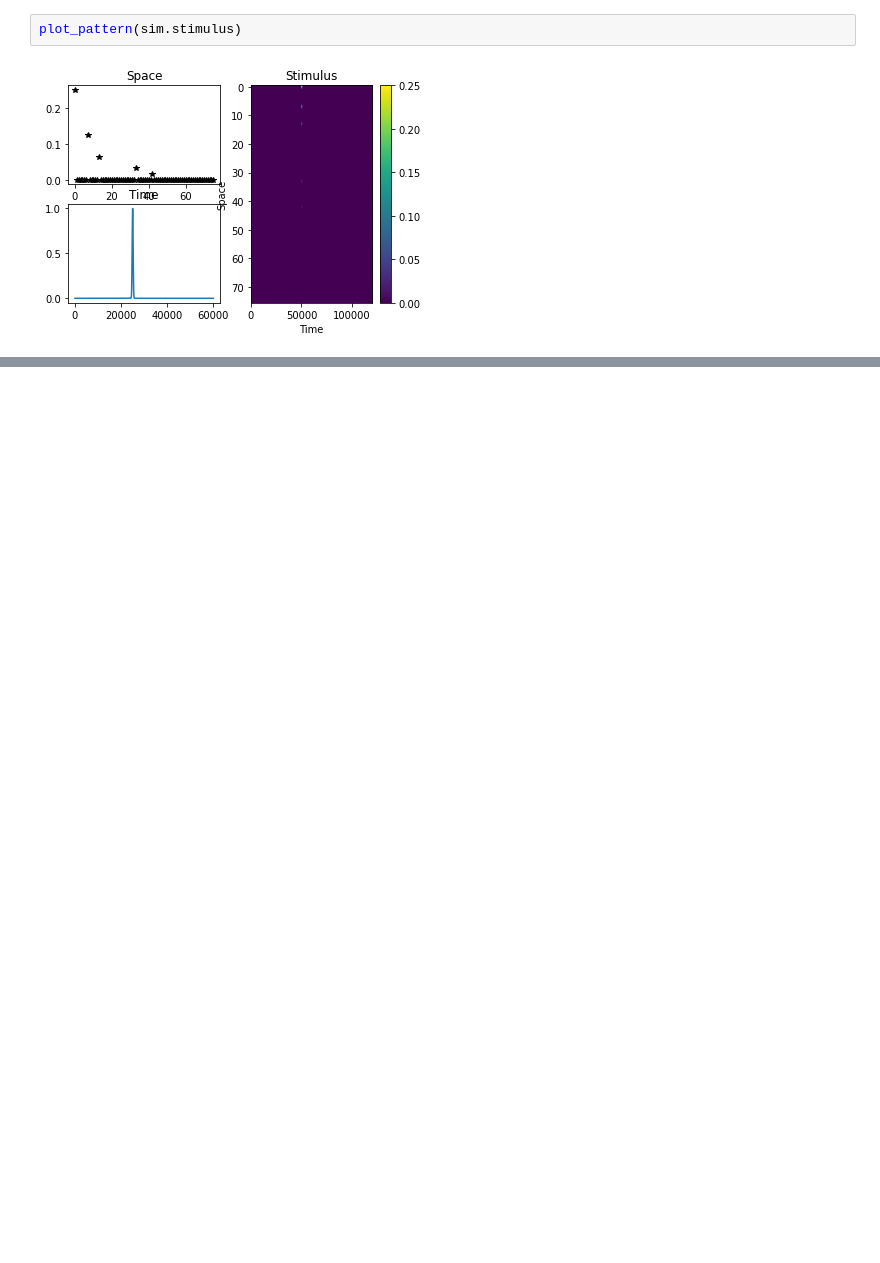
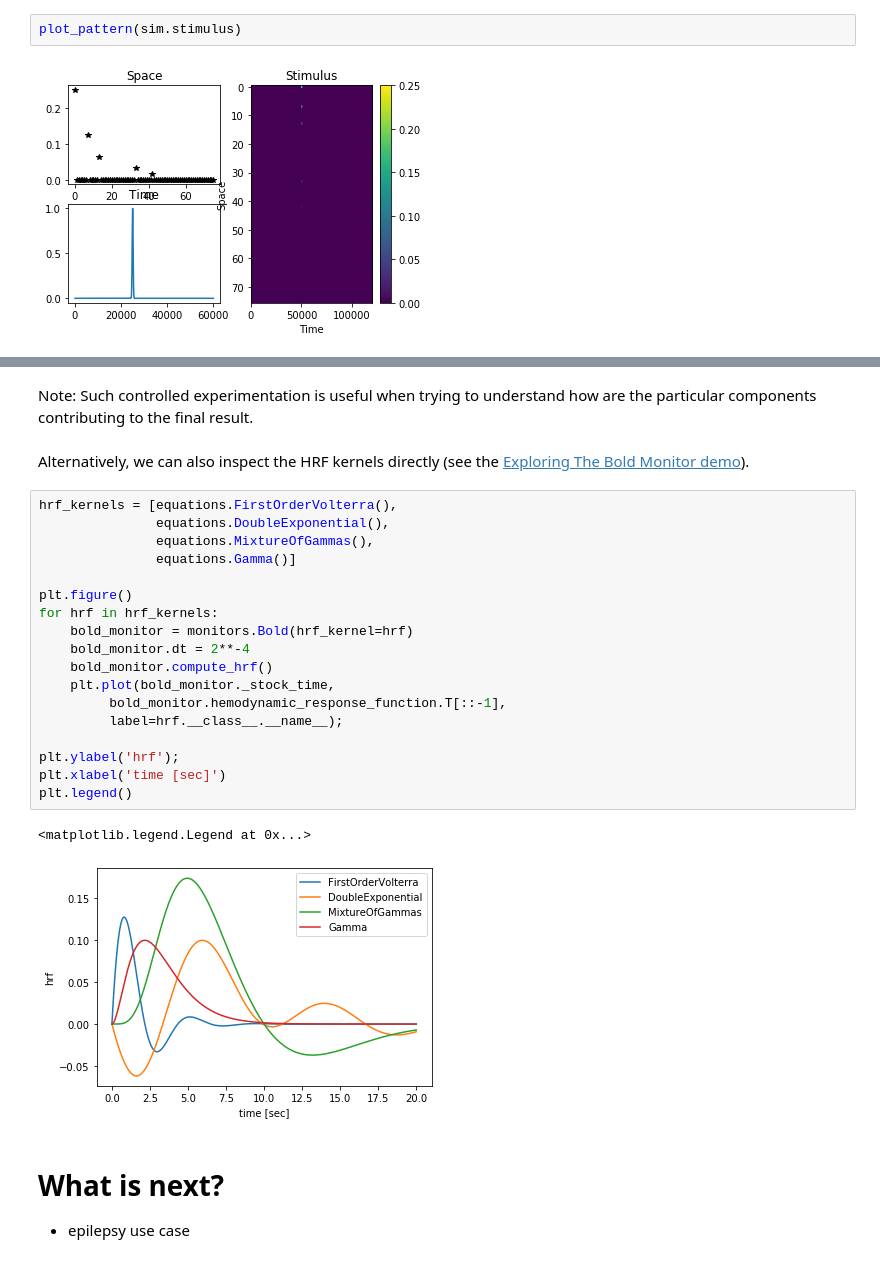
Before and after one commit to i-Zaak/tvb_tutorials, a Jupyter notebook: 2_TVB_BOLD_and_Stimulus.ipynb, the cells around one changed output, grey strips where cells are left out. Drawn from its saved outputs; the diff is of its cells as text; blank space fills up the shorter version.

```diff
--- a/2_TVB_BOLD_and_Stimulus.ipynb
+++ b/2_TVB_BOLD_and_Stimulus.ipynb
@@ -84,0 +231,29 @@ fig.tight_layout()
+# %% [markdown]
+Note: Such controlled experimentation is useful when trying to understand how are the particular components contributing to the final result.
+# %% [markdown]
+Alternatively, we can also inspect the HRF kernels directly (see the [Exploring The Bold Monitor demo](https://nbviewer.thevirtualbrain.org/url/docs.thevirtualbrain.org/demos/exploring_the_bold_monitor.ipynb)).
+# %%
+hrf_kernels = [equations.FirstOrderVolterra(),
+               equations.DoubleExponential(),
+               equations.MixtureOfGammas(),
+               equations.Gamma()]
+
+plt.figure()
+for hrf in hrf_kernels:
+    bold_monitor = monitors.Bold(hrf_kernel=hrf)
+    bold_monitor.dt = 2**-4
+    bold_monitor.compute_hrf()
+    plt.plot(bold_monitor._stock_time,
+         bold_monitor.hemodynamic_response_function.T[::-1],
+         label=hrf.__class__.__name__);
+
+plt.ylabel('hrf');
+plt.xlabel('time [sec]')
+plt.legend()
+# %% [output]
+<matplotlib.legend.Legend at 0x...>
+[figure, added]
+# %% [markdown]
+# What is next?
+
+* epilepsy use case
```
Also changed, not shown: parts of 27 cells of this notebook, 2 other files.
